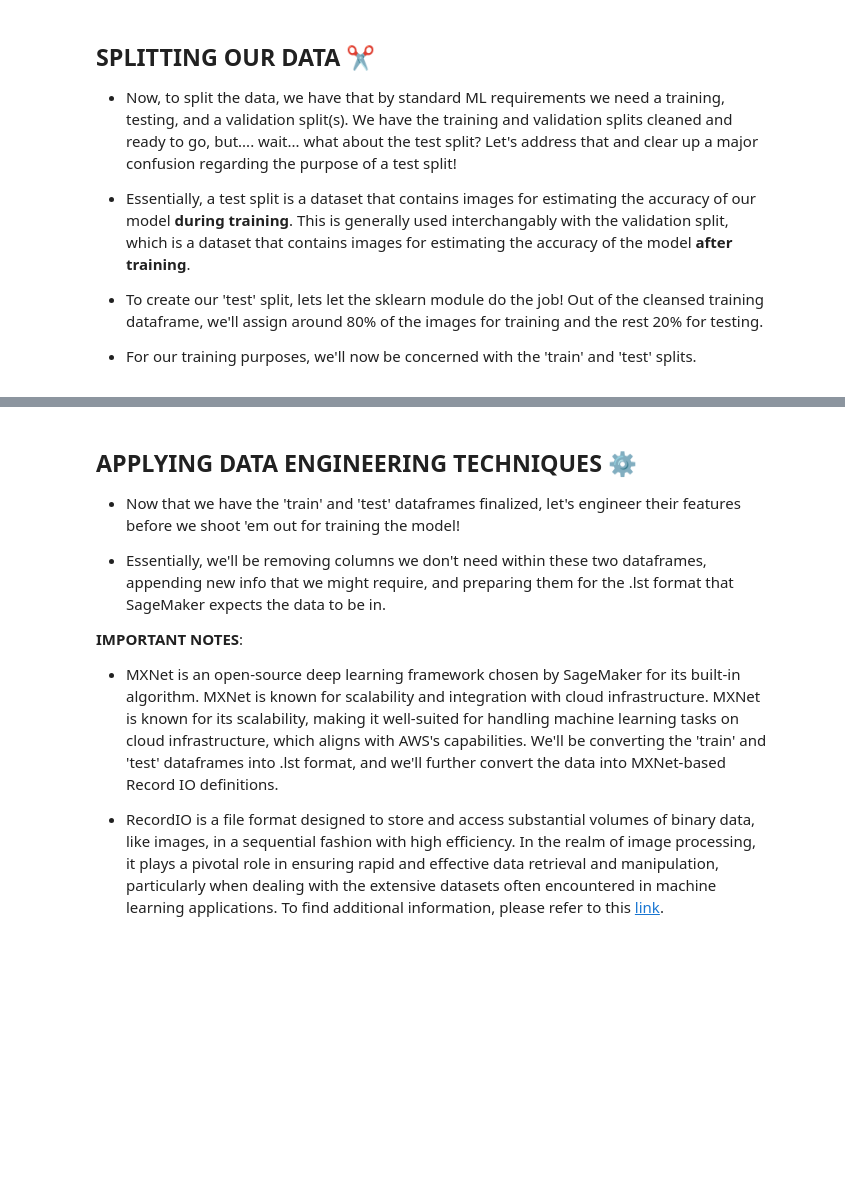
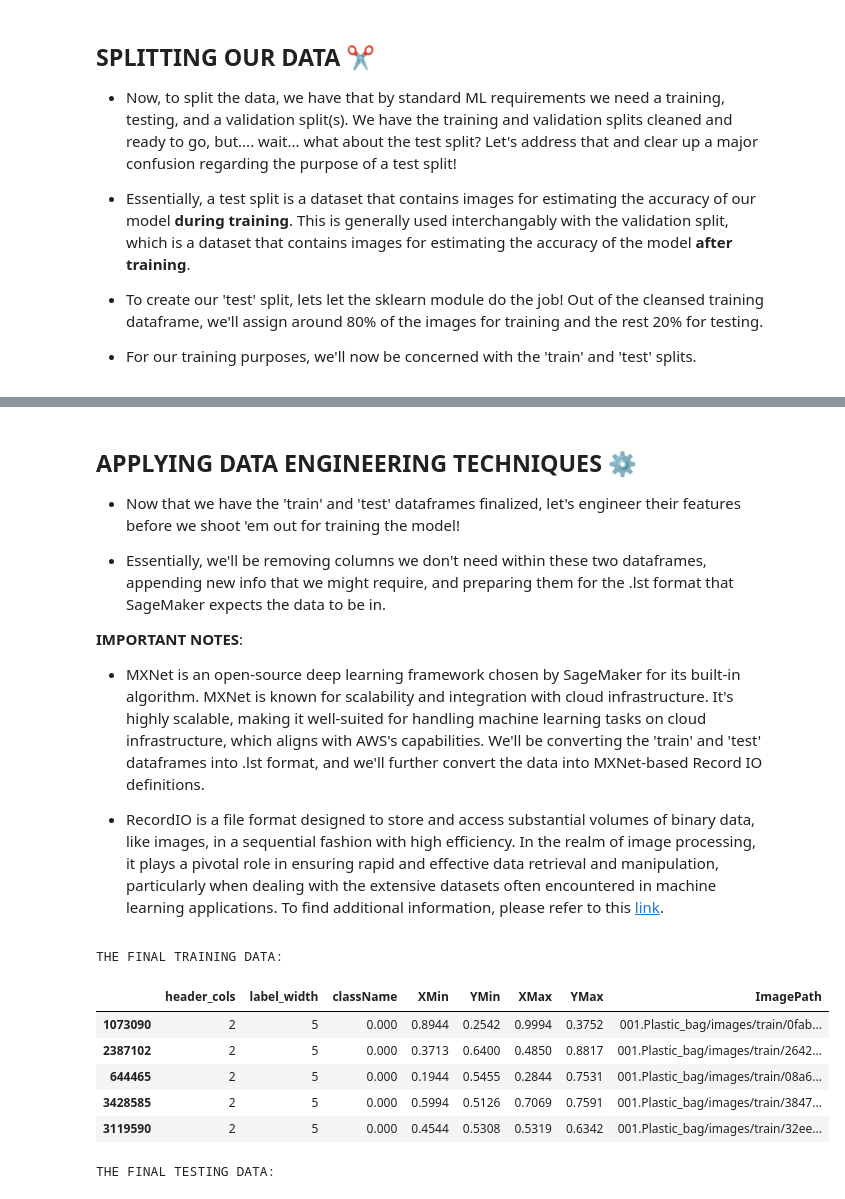
Before and after one commit to akkik04/GreenGuardian, a Jupyter notebook: GreenGuardian-main.ipynb, the cells around one changed output, grey strips where cells are left out. Drawn from its saved outputs; the diff is of its cells as text; code cells hidden in the pictures; blank space fills up the shorter version.

Commit message:
Prepared dataframes to meet MXNet RecordIO format

```diff
--- a/GreenGuardian-main.ipynb
+++ b/GreenGuardian-main.ipynb
@@ -373,6 +350,54 @@ THE TEST SPLIT:
 
 **IMPORTANT NOTES**:
 
-- MXNet is an open-source deep learning framework chosen by SageMaker for its built-in algorithm. MXNet is known for scalability and integration with cloud infrastructure. MXNet is known for its scalability, making it well-suited for handling machine learning tasks on cloud infrastructure, which aligns with AWS's capabilities. We'll be converting the 'train' and 'test' dataframes into .lst format, and we'll further convert the data into MXNet-based Record IO definitions.
+- MXNet is an open-source deep learning framework chosen by SageMaker for its built-in algorithm. MXNet is known for scalability and integration with cloud infrastructure. It's highly scalable, making it well-suited for handling machine learning tasks on cloud infrastructure, which aligns with AWS's capabilities. We'll be converting the 'train' and 'test' dataframes into .lst format, and we'll further convert the data into MXNet-based Record IO definitions.
 
 - RecordIO is a file format designed to store and access substantial volumes of binary data, like images, in a sequential fashion with high efficiency. In the realm of image processing, it plays a pivotal role in ensuring rapid and effective data retrieval and manipulation, particularly when dealing with the extensive datasets often encountered in machine learning applications. To find additional information, please refer to this [link](https://mesos.apache.org/documentation/latest/recordio/).
+# %%
+# create copies of the train and test dataframes.
+train_df = train.copy()
+test_df = test.copy()
+
+# rename columns.
+train_df.rename(columns={"LabelName": "className"}, inplace=True)
+test_df.rename(columns={"LabelName": "className"}, inplace=True)
+
+# sageMaker-specific requirements.
+train_df["header_cols"] = 2
+train_df["label_width"] = 5
+test_df["header_cols"] = 2
+test_df["label_width"] = 5
+
+# create the "ImagePath" column in the dataframes.
+train_df["ImagePath"] = "001.Plastic_bag/images/train/" + train_df['ImageID'] + '.jpg'
+test_df["ImagePath"] = "001.Plastic_bag/images/test/" + test_df['ImageID'] + '.jpg'
+
+# reorder columns.
+train_df = train_df[['header_cols', 'label_width', 'className', 'XMin', 'YMin', 'XMax', 'YMax', 'ImagePath']]
+test_df = test_df[['header_cols', 'label_width', 'className', 'XMin', 'YMin', 'XMax', 'YMax', 'ImagePath']]
+
+# set the display precision to 4.
+pd.set_option("display.precision", 4)
+
+# create final train and test dataframes with "className" set to "0.000".
+final_train_df = train_df.copy()
+final_train_df['className'] = "0.000"
+
+final_test_df = test_df.copy()
+final_test_df['className'] = "0.000"
+
+# display the final dataframes.
+print("\nTHE FINAL TRAINING DATA: ")
+display(final_train_df.head())
+
+print("\nTHE FINAL TESTING DATA: ")
+display(final_test_df.head())
+# %% [output]
+THE FINAL TRAINING DATA:
+|  | header_cols | label_width | className | XMin | YMin | XMax | YMax | ImagePath |
+| 1073090 | 2 | 5 | 0.000 | 0.8944 | 0.2542 | 0.9994 | 0.3752 | 001.Plastic_bag/images/train/0fab... |
+| 2387102 | 2 | 5 | 0.000 | 0.3713 | 0.6400 | 0.4850 | 0.8817 | 001.Plastic_bag/images/train/2642... |
+| 644465 | 2 | 5 | 0.000 | 0.1944 | 0.5455 | 0.2844 | 0.7531 | 001.Plastic_bag/images/train/08a6... |
+| 3428585 | 2 | 5 | 0.000 | 0.5994 | 0.5126 | 0.7069 | 0.7591 | 001.Plastic_bag/images/train/3847... |
+| 3119590 | 2 | 5 | 0.000 | 0.4544 | 0.5308 | 0.5319 | 0.6342 | 001.Plastic_bag/images/train/32ee... |
+THE FINAL TESTING DATA:
```
Also changed, not shown: parts of 2 cells of this notebook.
